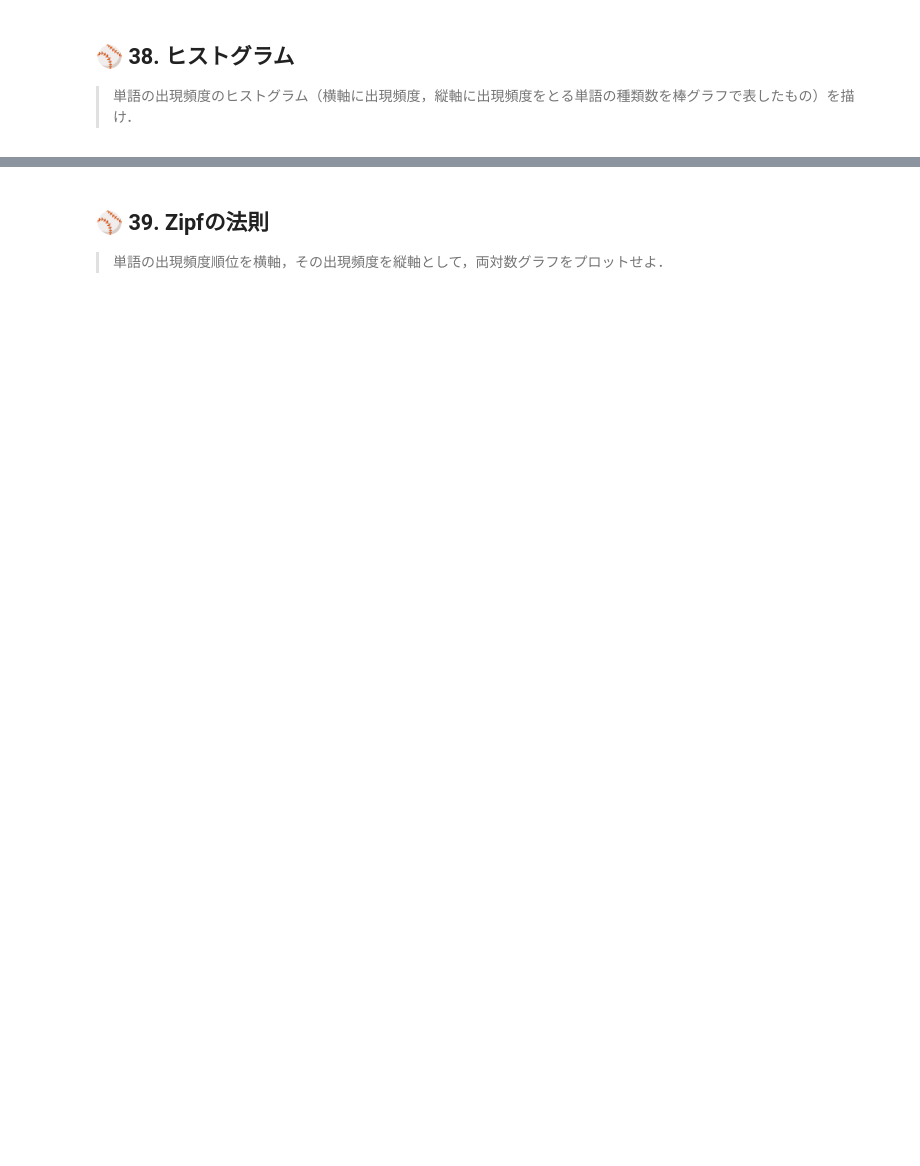
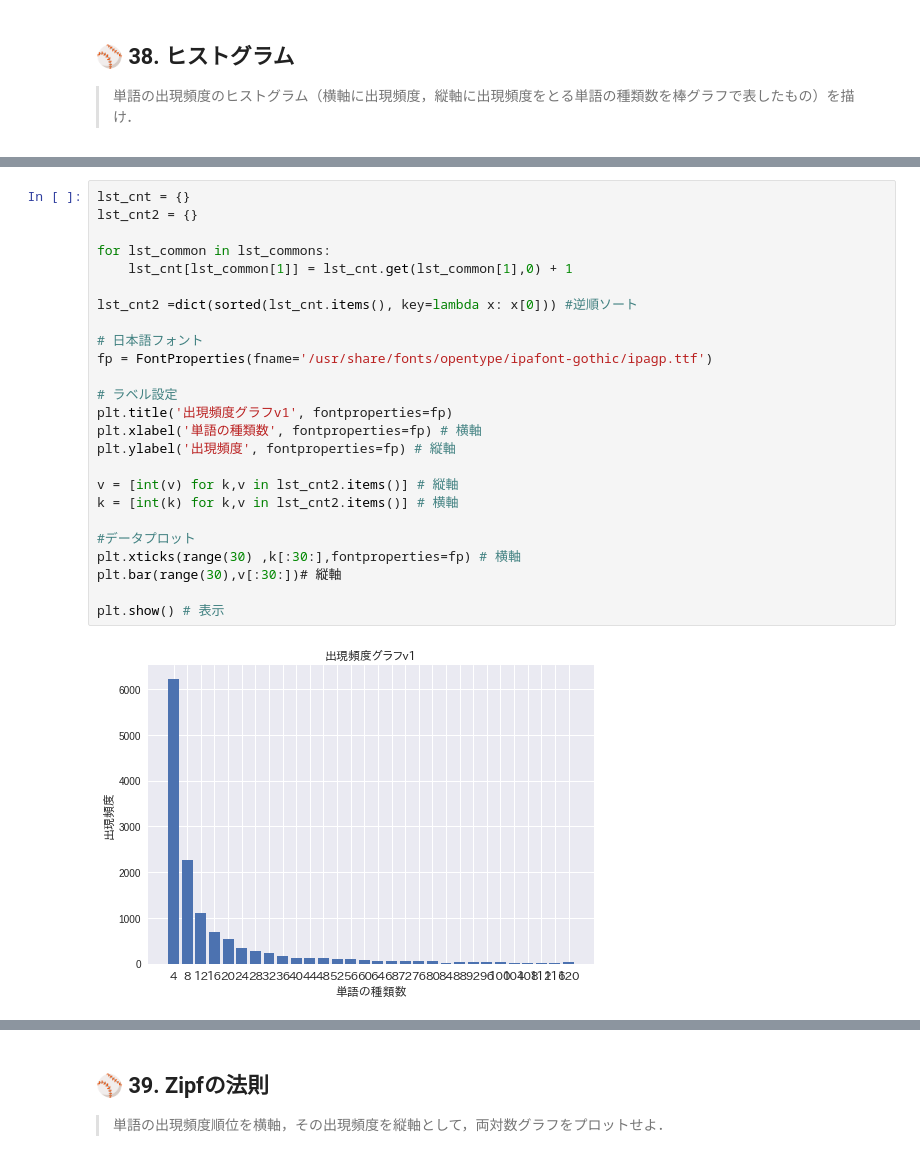
Before and after one commit to saitota/ProgrammingKnock100, a Jupyter notebook: Chapter04_Q30_Q39.ipynb, the cells around one changed output, grey strips where cells are left out. Drawn from its saved outputs; the diff is of its cells as text; blank space fills up the shorter version.

```diff
--- a/Chapter04_Q30_Q39.ipynb
+++ b/Chapter04_Q30_Q39.ipynb
@@ -342,0 +340,27 @@ plt.show() # 表示
+# %%
+lst_cnt = {}
+lst_cnt2 = {}
+
+for lst_common in lst_commons:
+    lst_cnt[lst_common[1]] = lst_cnt.get(lst_common[1],0) + 1
+
+lst_cnt2 =dict(sorted(lst_cnt.items(), key=lambda x: x[0])) #逆順ソート
+
+# 日本語フォント
+fp = FontProperties(fname='/usr/share/fonts/opentype/ipafont-gothic/ipagp.ttf')
+
+# ラベル設定
+plt.title('出現頻度グラフv1', fontproperties=fp)
+plt.xlabel('単語の種類数', fontproperties=fp) # 横軸
+plt.ylabel('出現頻度', fontproperties=fp) # 縦軸
+
+v = [int(v) for k,v in lst_cnt2.items()] # 縦軸
+k = [int(k) for k,v in lst_cnt2.items()] # 横軸
+
+#データプロット
+plt.xticks(range(30) ,k[:30:],fontproperties=fp) # 横軸
+plt.bar(range(30),v[:30:])# 縦軸
+
+plt.show() # 表示
+# %% [output]
+[figure, added]
```
Also changed, not shown: parts of 16 cells of this notebook.
